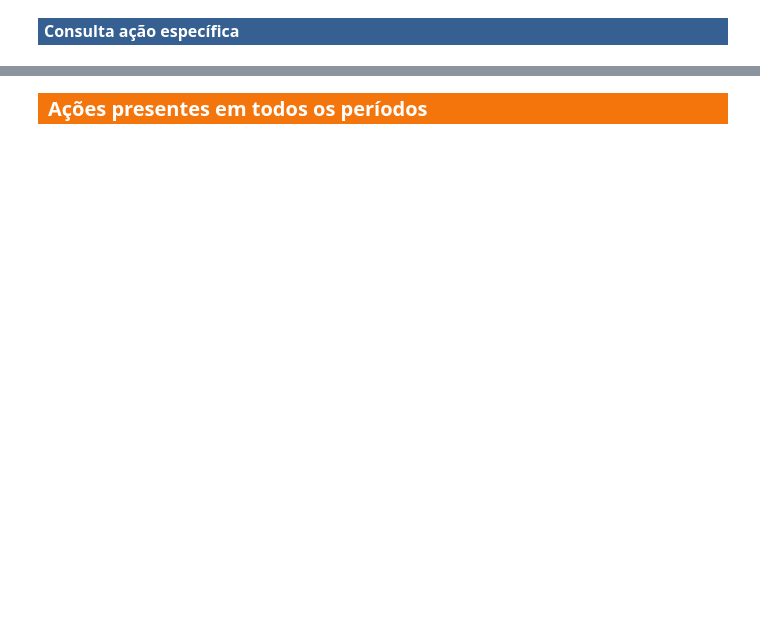
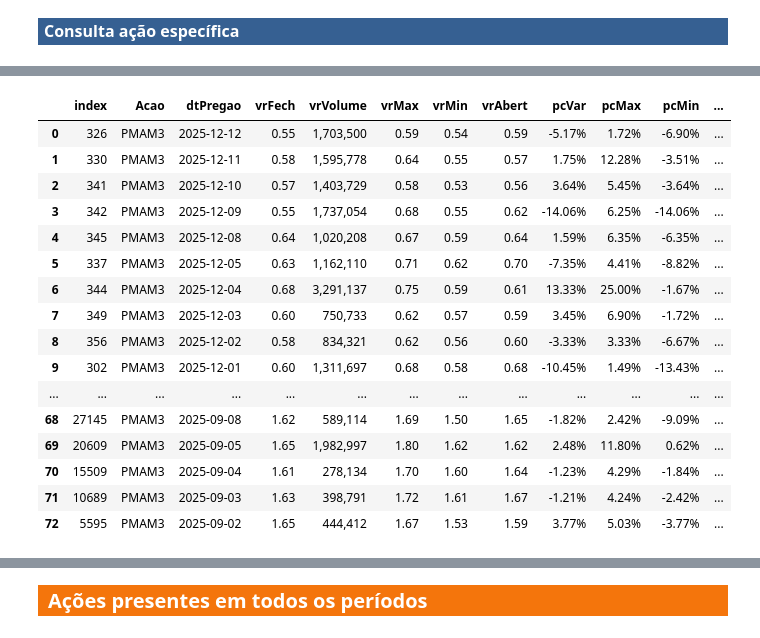
Before and after one commit to alexandre-esmeraldo/StockManager, a Jupyter notebook: StockManager_Processamento.ipynb, the cells around one changed output, grey strips where cells are left out. Drawn from its saved outputs; the diff is of its cells as text; code cells hidden in the pictures; blank space fills up the shorter version.

```diff
--- a/StockManager_Processamento.ipynb
+++ b/StockManager_Processamento.ipynb
@@ -71,2 +200,23 @@ consulta_acao_formatada(df, acao_adhoc)
+# %%
+acao_adhoc = "pmam3"
+consulta_acao_formatada(df, acao_adhoc)
+# %% [output]
+|  | index | Acao | dtPregao | vrFech | vrVolume | vrMax | vrMin | vrAbert | pcVar | pcMax | pcMin | ... |
+| 0 | 326 | PMAM3 | 2025-12-12 | 0.55 | 1,703,500 | 0.59 | 0.54 | 0.59 | -5.17% | 1.72% | -6.90% | ... |
+| 1 | 330 | PMAM3 | 2025-12-11 | 0.58 | 1,595,778 | 0.64 | 0.55 | 0.57 | 1.75% | 12.28% | -3.51% | ... |
+| 2 | 341 | PMAM3 | 2025-12-10 | 0.57 | 1,403,729 | 0.58 | 0.53 | 0.56 | 3.64% | 5.45% | -3.64% | ... |
+| 3 | 342 | PMAM3 | 2025-12-09 | 0.55 | 1,737,054 | 0.68 | 0.55 | 0.62 | -14.06% | 6.25% | -14.06% | ... |
+| 4 | 345 | PMAM3 | 2025-12-08 | 0.64 | 1,020,208 | 0.67 | 0.59 | 0.64 | 1.59% | 6.35% | -6.35% | ... |
+| 5 | 337 | PMAM3 | 2025-12-05 | 0.63 | 1,162,110 | 0.71 | 0.62 | 0.70 | -7.35% | 4.41% | -8.82% | ... |
+| 6 | 344 | PMAM3 | 2025-12-04 | 0.68 | 3,291,137 | 0.75 | 0.59 | 0.61 | 13.33% | 25.00% | -1.67% | ... |
+| 7 | 349 | PMAM3 | 2025-12-03 | 0.60 | 750,733 | 0.62 | 0.57 | 0.59 | 3.45% | 6.90% | -1.72% | ... |
+| 8 | 356 | PMAM3 | 2025-12-02 | 0.58 | 834,321 | 0.62 | 0.56 | 0.60 | -3.33% | 3.33% | -6.67% | ... |
+| 9 | 302 | PMAM3 | 2025-12-01 | 0.60 | 1,311,697 | 0.68 | 0.58 | 0.68 | -10.45% | 1.49% | -13.43% | ... |
+| ... | ... | ... | ... | ... | ... | ... | ... | ... | ... | ... | ... | ... |
+| 68 | 27145 | PMAM3 | 2025-09-08 | 1.62 | 589,114 | 1.69 | 1.50 | 1.65 | -1.82% | 2.42% | -9.09% | ... |
+| 69 | 20609 | PMAM3 | 2025-09-05 | 1.65 | 1,982,997 | 1.80 | 1.62 | 1.62 | 2.48% | 11.80% | 0.62% | ... |
+| 70 | 15509 | PMAM3 | 2025-09-04 | 1.61 | 278,134 | 1.70 | 1.60 | 1.64 | -1.23% | 4.29% | -1.84% | ... |
+| 71 | 10689 | PMAM3 | 2025-09-03 | 1.63 | 398,791 | 1.72 | 1.61 | 1.67 | -1.21% | 4.24% | -2.42% | ... |
+| 72 | 5595 | PMAM3 | 2025-09-02 | 1.65 | 444,412 | 1.67 | 1.53 | 1.59 | 3.77% | 5.03% | -3.77% | ... |
 # %%
 %run processamento/graficos_acao.ipynb
```
Also changed, not shown: parts of 27 cells of this notebook, 5 other files.
